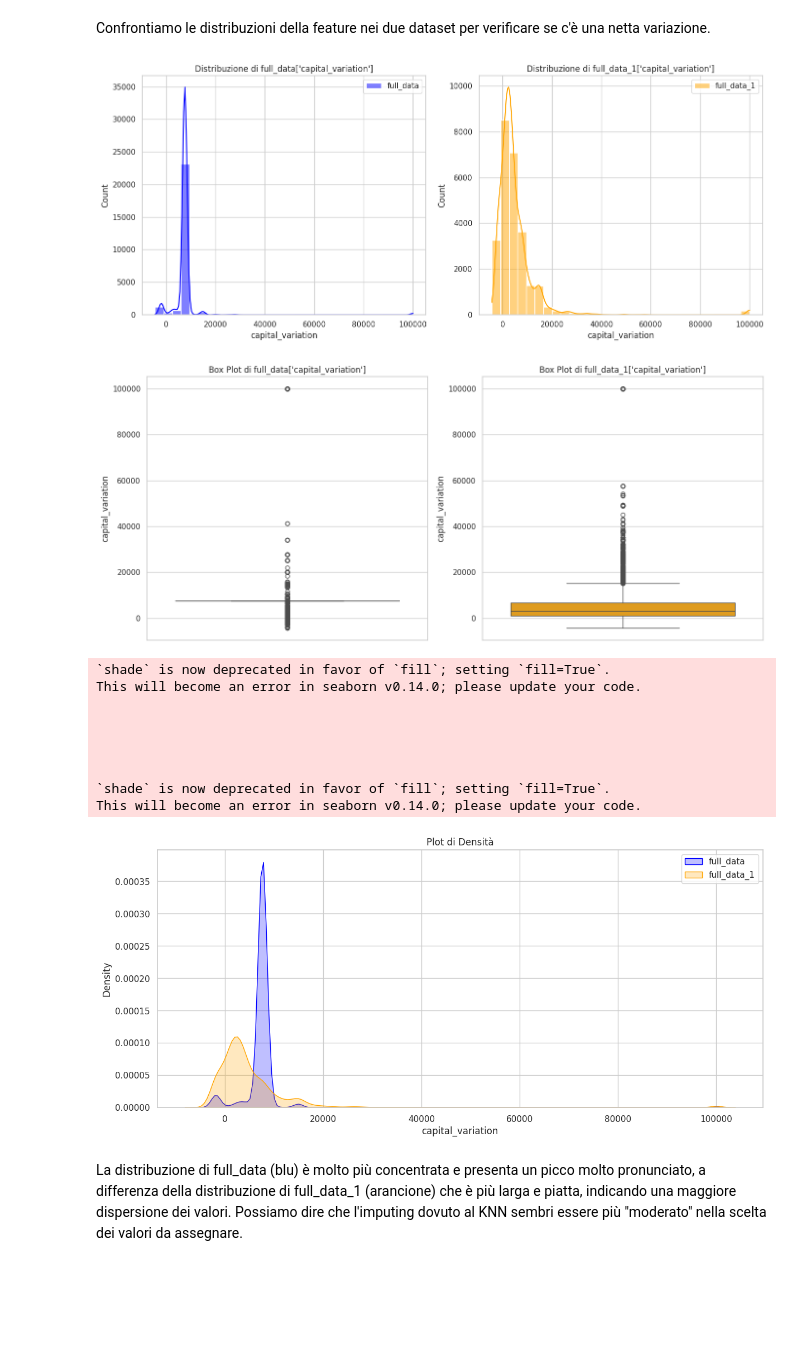
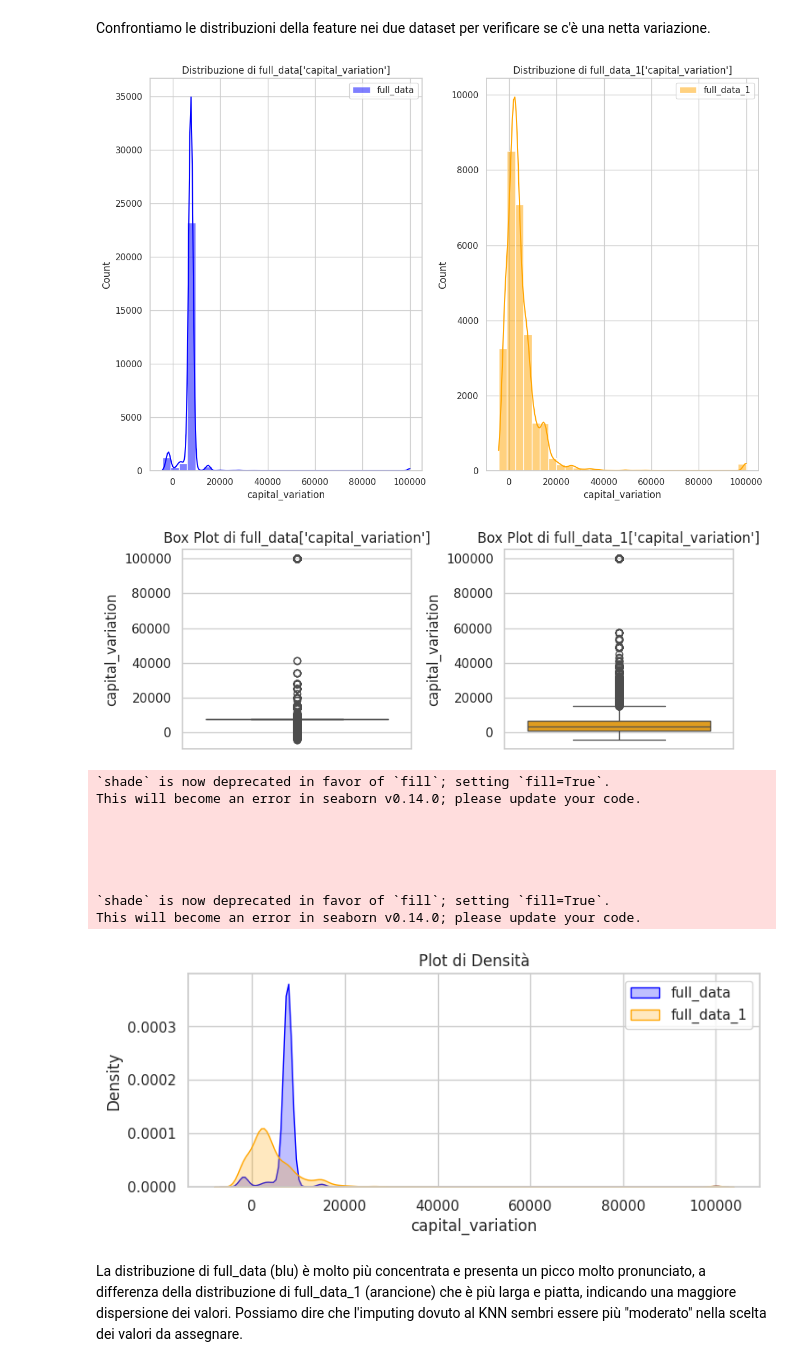
Before and after one commit to ale29ruf/Progetto_Data_Mining, a Jupyter notebook: ProgettoACI.ipynb, the cells around one changed output. Cells and saved outputs as stored; diff of their text form; code cells hidden in the pictures; blank space fills up the shorter version.

```diff
--- a/ProgettoACI.ipynb
+++ b/ProgettoACI.ipynb
@@ -640,5 +749,5 @@ Un risultato simile viene fornito per il secodno train set.
 # %%
-train_set = train_set.drop(columns=['capital.loss', 'capital.gain'])
-full_data = full_data.drop(columns=['capital.loss', 'capital.gain'])
-train_set_1 = train_set_1.drop(columns=['capital.loss', 'capital.gain'])
-full_data_1 = full_data_1.drop(columns=['capital.loss', 'capital.gain'])
+train_set.drop(columns=['capital.loss', 'capital.gain'], inplace=True)
+full_data.drop(columns=['capital.loss', 'capital.gain'], inplace=True)
+train_set_1.drop(columns=['capital.loss', 'capital.gain'], inplace=True)
+full_data_1.drop(columns=['capital.loss', 'capital.gain'], inplace=True)
@@ -650,12 +769,14 @@ E' stato utilizzato un **KNNImputer**: il valore mancante di un campione viene i
 # %%
 from sklearn.impute import KNNImputer
 from sklearn.compose import ColumnTransformer
+
 full_data_1['capital_variation'] = full_data_1['capital_variation'].replace(0, np.nan)
 
 imputer = KNNImputer(weights= 'distance',n_neighbors=20)
-full_data_transformed = imputer.fit_transform(full_data_1)
+imputer.fit(full_data_1)
+full_data_transformed = imputer.transform(full_data_1)
 
-full_data_1= pd.DataFrame(full_data_transformed, columns=full_data.columns)
+full_data_1= pd.DataFrame(full_data_transformed, columns=full_data_1.columns)
 
 full_data_1.head()
 # %% [output]
@@ -667,15 +788,29 @@ full_data_1.head()
 | 4 | 1.0 | 12.0 | 0.0 | 65.0 | 40.0 | ... |
 # %% [markdown]
 Per il dataset full_data, in cui la data imputation per le feature categoriche era stata fatta attraverso la moda, si è deciso di imputare i dati mancanti della feature "capital_variation" con la media.
-# %%
-full_data['capital_variation'] = full_data['capital_variation'].replace(0, np.nan)
-imputer = SimpleImputer(strategy='mean')
-full_data['capital_variation'] = imputer.fit_transform(full_data[['capital_variation']])
+# %%
+class MeanImputerCap(BaseEstimator, TransformerMixin):
+    def __init__(self):
+        self.imp = None
+
+    def fit(self, X):
+      self.imp = SimpleImputer(strategy='mean')
+      X1 = X[['capital_variation']].replace(0, np.nan)
+      self.imp.fit(X1)
+      return self
+
+    def transform(self, X):
+      X['capital_variation'].replace(0, np.nan, inplace=True)
+      X['capital_variation'] = self.imp.transform(X[['capital_variation']])
+      return X
+
+imputer2= MeanImputerCap().fit(full_data)
+full_data= imputer2.transform(full_data)
 # %% [markdown]
 Confrontiamo le distribuzioni della feature nei due dataset per verificare se c'è una netta variazione.
 # %%
 # Visualizzazione degli histogrammi
-plt.figure(figsize=(14, 6))
+plt.figure(figsize=(12, 8))
 
 plt.subplot(1, 2, 1)
 sns.histplot(full_data['capital_variation'], kde=True, bins=30, color='blue', label='full_data')
@@ -685,37 +820,37 @@ plt.legend()
 plt.subplot(1, 2, 2)
 sns.histplot(full_data_1['capital_variation'], kde=True, bins=30, color='orange', label='full_data_1')
 plt.title('Distribuzione di full_data_1[\'capital_variation\']')
 plt.legend()
 
 plt.tight_layout()
 plt.show()
 
 # Visualizzazione dei box plot
-plt.figure(figsize=(14, 6))
+plt.figure(figsize=(8, 3))
 
 plt.subplot(1, 2, 1)
 sns.boxplot(y=full_data['capital_variation'], color='blue')
 plt.title('Box Plot di full_data[\'capital_variation\']')
 
 plt.subplot(1, 2, 2)
 sns.boxplot(y=full_data_1['capital_variation'], color='orange')
 plt.title('Box Plot di full_data_1[\'capital_variation\']')
 
 plt.tight_layout()
 plt.show()
 
 # Visualizzazione dei plot di densità
-plt.figure(figsize=(14, 6))
+plt.figure(figsize=(8, 3))
 
 sns.kdeplot(full_data['capital_variation'], shade=True, color='blue', label='full_data')
 sns.kdeplot(full_data_1['capital_variation'], shade=True, color='orange', label='full_data_1')
 plt.title('Plot di Densità')
 plt.legend()
 
 plt.show()
 # %% [output]
-[figure, old version]
+[figure, new version]
-[figure, old version]
+[figure, new version]
 `shade` is now deprecated in favor of `fill`; setting `fill=True`.
 This will become an error in seaborn v0.14.0; please update your code.
 
@@ -725,7 +860,7 @@ This will become an error in seaborn v0.14.0; please update your code.
 
 `shade` is now deprecated in favor of `fill`; setting `fill=True`.
 This will become an error in seaborn v0.14.0; please update your code.
-[figure, old version]
+[figure, new version]
 # %% [markdown]
 La distribuzione di full_data (blu) è molto più concentrata e presenta un picco molto pronunciato, a differenza della distribuzione di full_data_1 (arancione) che è più larga e piatta, indicando una maggiore dispersione dei valori. Possiamo dire che l'imputing dovuto al KNN sembri essere più "moderato" nella scelta dei valori da assegnare.
 # %% [markdown]
```
Also changed, not shown: parts of 53 cells of this notebook.
